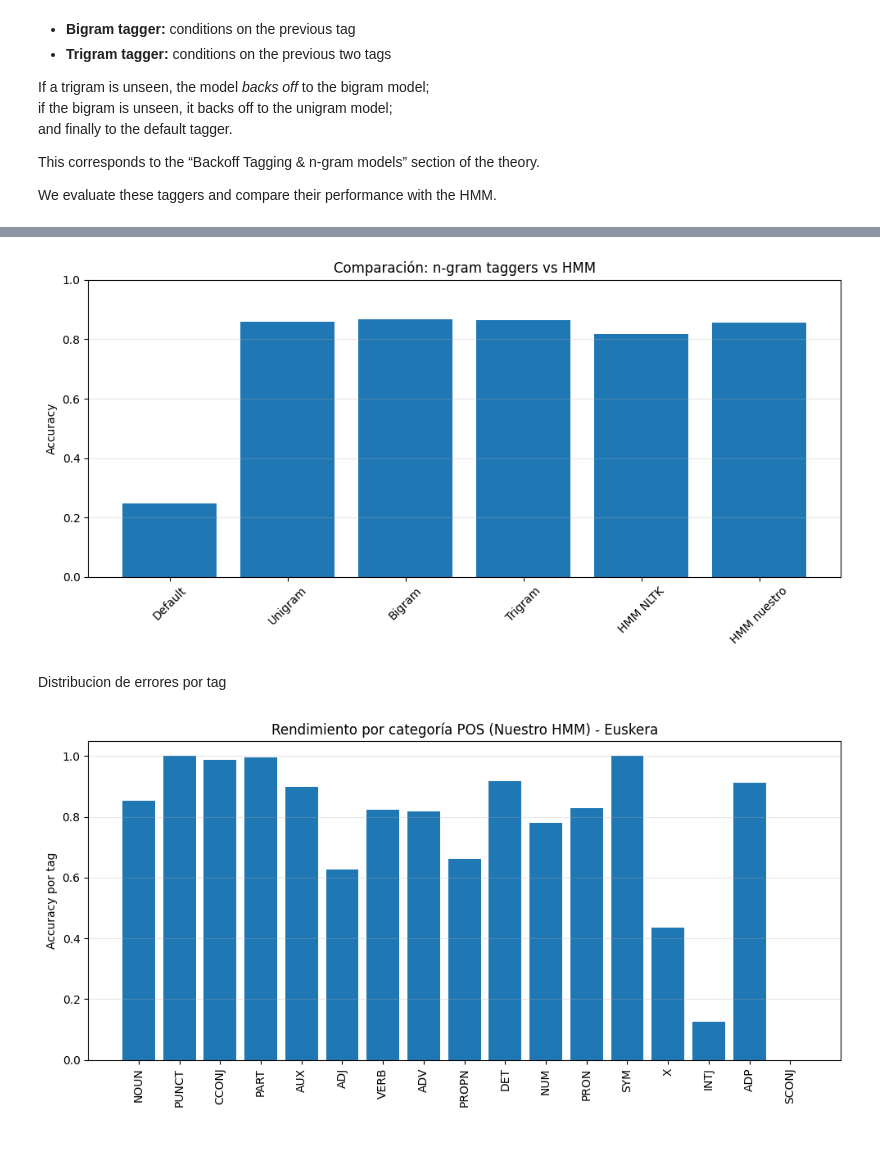
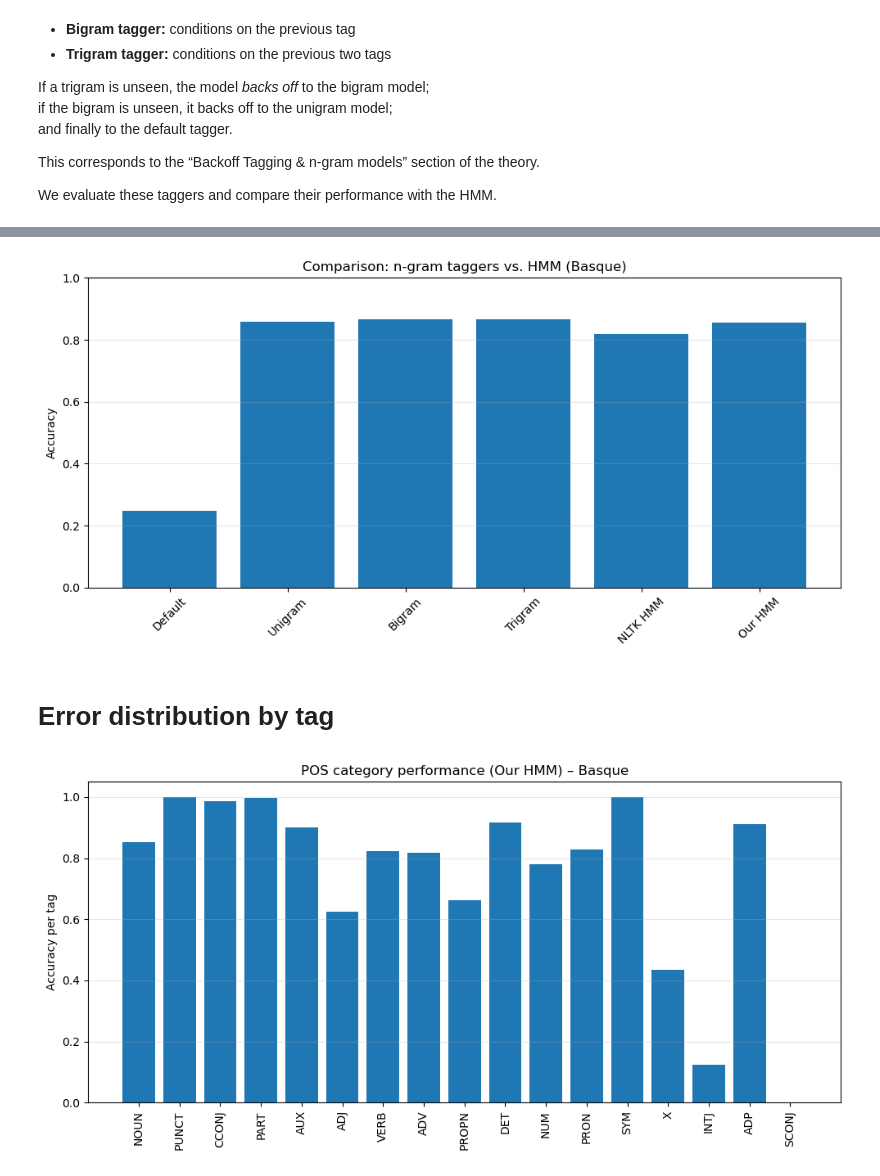
Before and after one commit to B-Alkain/Syntax_Project, a Jupyter notebook: POS_Tagger.ipynb, the cells around one changed output, grey strips where cells are left out. Saved outputs shown, nothing was run; the diff lists cells and outputs as text; code cells hidden in the pictures; blank space fills up the shorter version.

```diff
--- a/POS_Tagger.ipynb
+++ b/POS_Tagger.ipynb
@@ -8,11 +8,11 @@ from nltk.tag.hmm import HiddenMarkovModelTagger
 from nltk import FreqDist
 from collections import Counter
 
-# === Importar nuestro modelo y funciones del proyecto ===
+# Import our model and the project's functions
 from model.hmm import HMM
 from main import get_data, per_tag_accuracy, accuracy as hmm_accuracy
 
-FIG_DIR = Path("conclusiones/figuras")
+FIG_DIR = Path("conclusions/figures")
 FIG_DIR.mkdir(parents=True, exist_ok=True)
 # %% [markdown]
 The function below:
@@ -141,15 +222,27 @@ The training procedure uses *Maximum Likelihood Estimation (MLE)* based on count
 # %%
-# === HMM NLTK PARA EUSKERA ===
-tagger_eu = HiddenMarkovModelTagger.train(train)
+# Build labeled sequences for Basque
+labeled_train_eu = [list(zip(words, tags)) for words, tags in zip(train_sentences,    train_tags)]
+labeled_dev_eu   = [list(zip(words, tags)) for words, tags in zip(dev_sentences,      dev_tags)]
+labeled_test_eu  = [list(zip(words, tags)) for words, tags in zip(test_sentences,     test_tags)]
 
-# === HMM NLTK PARA CATALÁN ===
-tagger_ca = HiddenMarkovModelTagger.train(train_ca)
+# Build labeled sequences for Catalan
+labeled_train_ca = [list(zip(words, tags)) for words, tags in zip(train_sentences_ca, train_tags_ca)]
+labeled_dev_ca   = [list(zip(words, tags)) for words, tags in zip(dev_sentences_ca,   dev_tags_ca)]
+labeled_test_ca  = [list(zip(words, tags)) for words, tags in zip(test_sentences_ca,  test_tags_ca)]
 
-# === NUESTRO HMM PARA EUSKERA ===
+
+# HMM (NLTK) for Basque
+tagger_eu = HiddenMarkovModelTagger.train(labeled_train_eu)
+
+# HMM (NLTK) for Catalan
+tagger_ca = HiddenMarkovModelTagger.train(labeled_train_ca)
+
+
+# Our HMM for Basque
 hmm_eu = HMM()
 hmm_eu.train(train_sentences=train_sentences, train_tags=train_tags)
 
-# === NUESTRO HMM PARA CATALÁN ===
+# Our HMM for Catalan
 hmm_ca = HMM()
 hmm_ca.train(train_sentences=train_sentences_ca, train_tags=train_tags_ca)
 # %% [markdown]
@@ -390,42 +490,42 @@ Trigram acc CA: 0.9353086747828397
 # %%
-ngram_models = ["Default", "Unigram", "Bigram", "Trigram", "HMM NLTK", "HMM nuestro"]
+ngram_models = ["Default", "Unigram", "Bigram", "Trigram", "NLTK HMM", "Our HMM"]
 ngram_acc = [
-    default_eu.accuracy(test),
-    uni_eu.accuracy(test),
-    bi_eu.accuracy(test),
-    tri_eu.accuracy(test),
+    default_eu.accuracy(labeled_test_eu),
+    uni_eu.accuracy(labeled_test_eu),
+    bi_eu.accuracy(labeled_test_eu),
+    tri_eu.accuracy(labeled_test_eu),
     acc_test_nltk_eu,
     acc_test_ours_eu
 ]
 
 plt.figure(figsize=(10,5))
 plt.bar(ngram_models, ngram_acc)
 plt.ylabel("Accuracy")
-plt.title("Comparación: n-gram taggers vs HMM")
+plt.title("Comparison: n-gram taggers vs. HMM (Basque)")
 plt.xticks(rotation=45)
-plt.ylim(0,1)
+plt.ylim(0, 1)
 plt.grid(axis="y", alpha=0.3)
 plt.tight_layout()
-plt.savefig(FIG_DIR / "ngram_vs_hmm.png", dpi=300, bbox_inches="tight")
+plt.savefig(FIG_DIR / "ngram_vs_hmm_eu.png", dpi=300, bbox_inches="tight")
 plt.show()
 # %% [output]
-[figure, old version]
+[figure, new version]
 # %% [markdown]
-Distribucion de errores por tag
+# Error distribution by tag
 # %%
 tag_acc_eu = per_tag_accuracy(hmm_eu, test_sentences, test_tags)
 
 plt.figure(figsize=(10,5))
 plt.bar(tag_acc_eu.keys(), tag_acc_eu.values())
 plt.xticks(rotation=90)
-plt.ylabel("Accuracy por tag")
-plt.title("Rendimiento por categoría POS (Nuestro HMM) - Euskera")
+plt.ylabel("Accuracy per tag")
+plt.title("POS category performance (Our HMM) – Basque")
 plt.grid(axis="y", alpha=0.3)
 plt.tight_layout()
 plt.savefig(FIG_DIR / "pos_accuracy_eu.png", dpi=300, bbox_inches="tight")
 plt.show()
 # %% [output]
-[figure, old version]
+[figure, new version]
 # %%
 tag_acc_ca = per_tag_accuracy(hmm_ca, test_sentences_ca, test_tags_ca)
 
```
Also changed, not shown: parts of 24 cells of this notebook, 5 other files.
